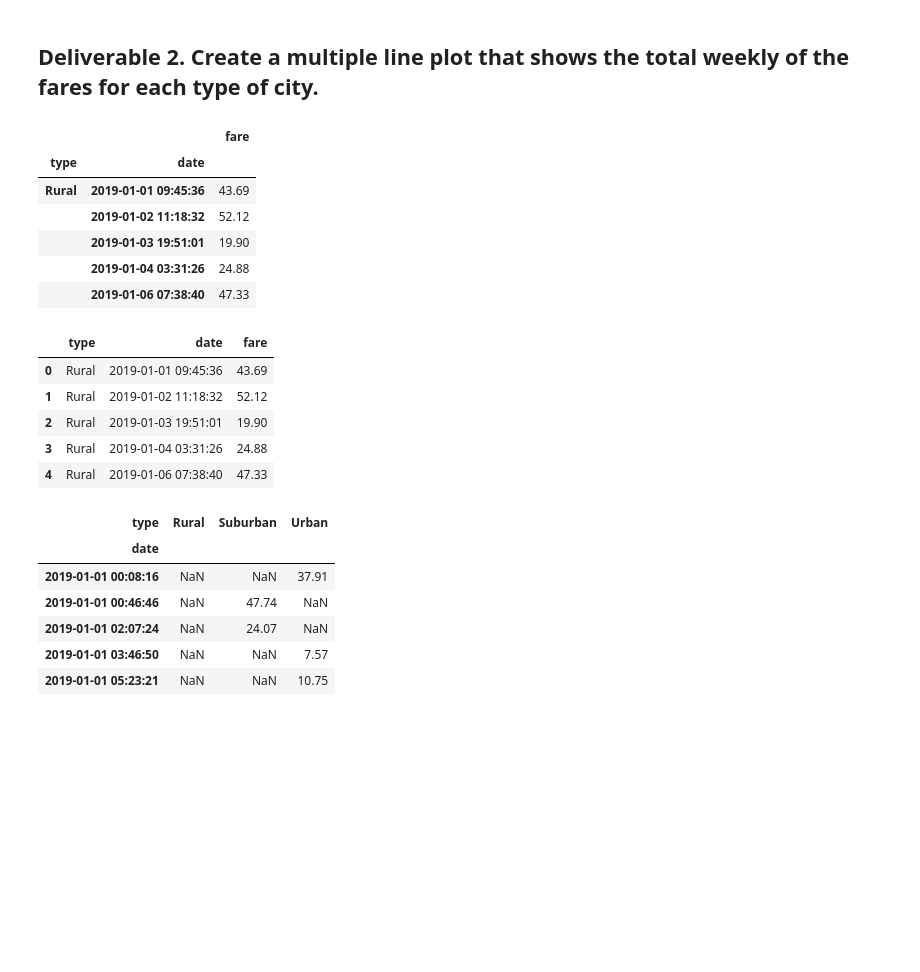
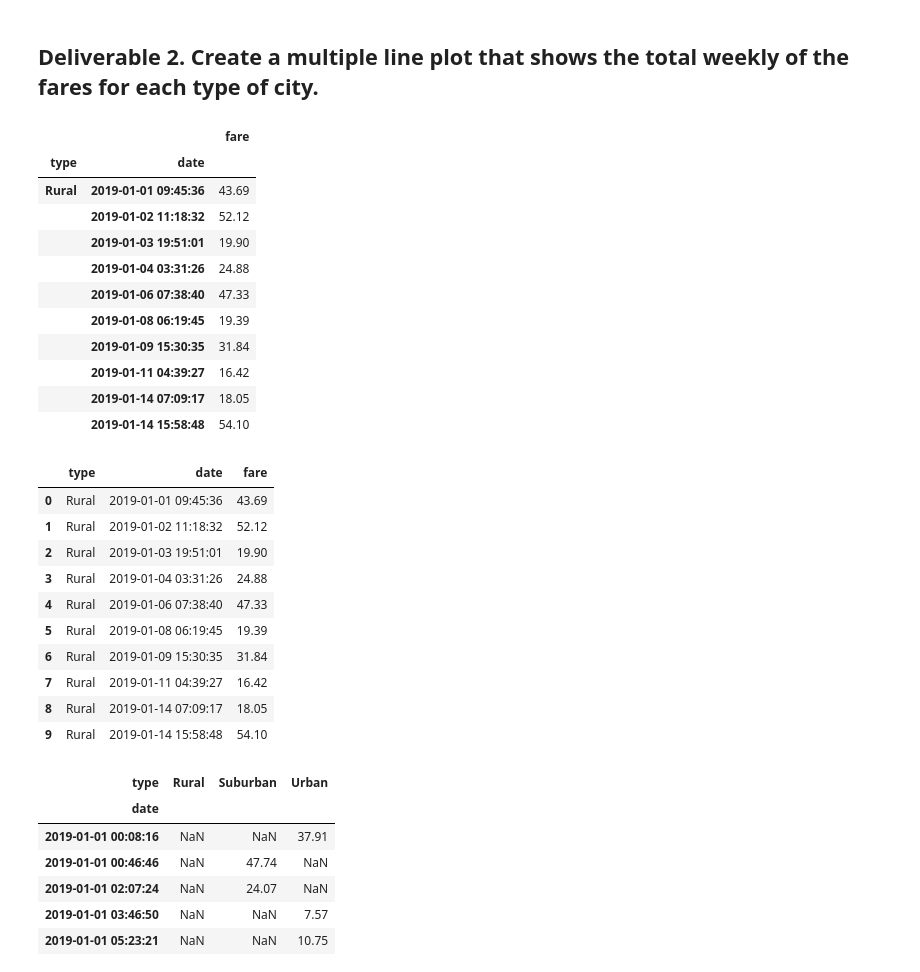
Before and after one commit to macstreet/PyBer_Analysis, a Jupyter notebook: PyBer_Challenge.ipynb, the cells around one changed output. Drawn from its saved outputs; the diff is of its cells as text; code cells hidden in the pictures; blank space fills up the shorter version.

```diff
--- a/PyBer_Challenge.ipynb
+++ b/PyBer_Challenge.ipynb
@@ -140,7 +140,7 @@ pyber_data_df = pd.merge(ride_data_df, city_data_df, how="left", on=["city", "ci
 #  for each date where the indices are the city type and date.
 total_fare_per_date_df =pyber_data_df.groupby(["type", "date"]).sum()[["fare"]]
 
-total_fare_per_date_df.head()
+total_fare_per_date_df.head(10)
 # %% [output]
 |  |  | fare |
 | type | date |  |
@@ -149,18 +149,28 @@ total_fare_per_date_df.head()
 |  | 2019-01-03 19:51:01 | 19.90 |
 |  | 2019-01-04 03:31:26 | 24.88 |
 |  | 2019-01-06 07:38:40 | 47.33 |
+|  | 2019-01-08 06:19:45 | 19.39 |
+|  | 2019-01-09 15:30:35 | 31.84 |
+|  | 2019-01-11 04:39:27 | 16.42 |
+|  | 2019-01-14 07:09:17 | 18.05 |
+|  | 2019-01-14 15:58:48 | 54.10 |
 # %%
 # 3. Reset the index on the DataFrame you created in #1. This is needed to use the 'pivot()' function.
 total_fare_per_date_df = total_fare_per_date_df.reset_index()
 
-total_fare_per_date_df.head()
+total_fare_per_date_df.head(10)
 # %% [output]
 |  | type | date | fare |
 | 0 | Rural | 2019-01-01 09:45:36 | 43.69 |
 | 1 | Rural | 2019-01-02 11:18:32 | 52.12 |
 | 2 | Rural | 2019-01-03 19:51:01 | 19.90 |
 | 3 | Rural | 2019-01-04 03:31:26 | 24.88 |
 | 4 | Rural | 2019-01-06 07:38:40 | 47.33 |
+| 5 | Rural | 2019-01-08 06:19:45 | 19.39 |
+| 6 | Rural | 2019-01-09 15:30:35 | 31.84 |
+| 7 | Rural | 2019-01-11 04:39:27 | 16.42 |
+| 8 | Rural | 2019-01-14 07:09:17 | 18.05 |
+| 9 | Rural | 2019-01-14 15:58:48 | 54.10 |
 # %%
 # 4. Create a pivot table with the 'date' as the index, the columns ='type', and values='fare'
 # to get the total fares for each type of city by the date.
```
Also changed, not shown: parts of 1 cell of this notebook, 3 other files.
